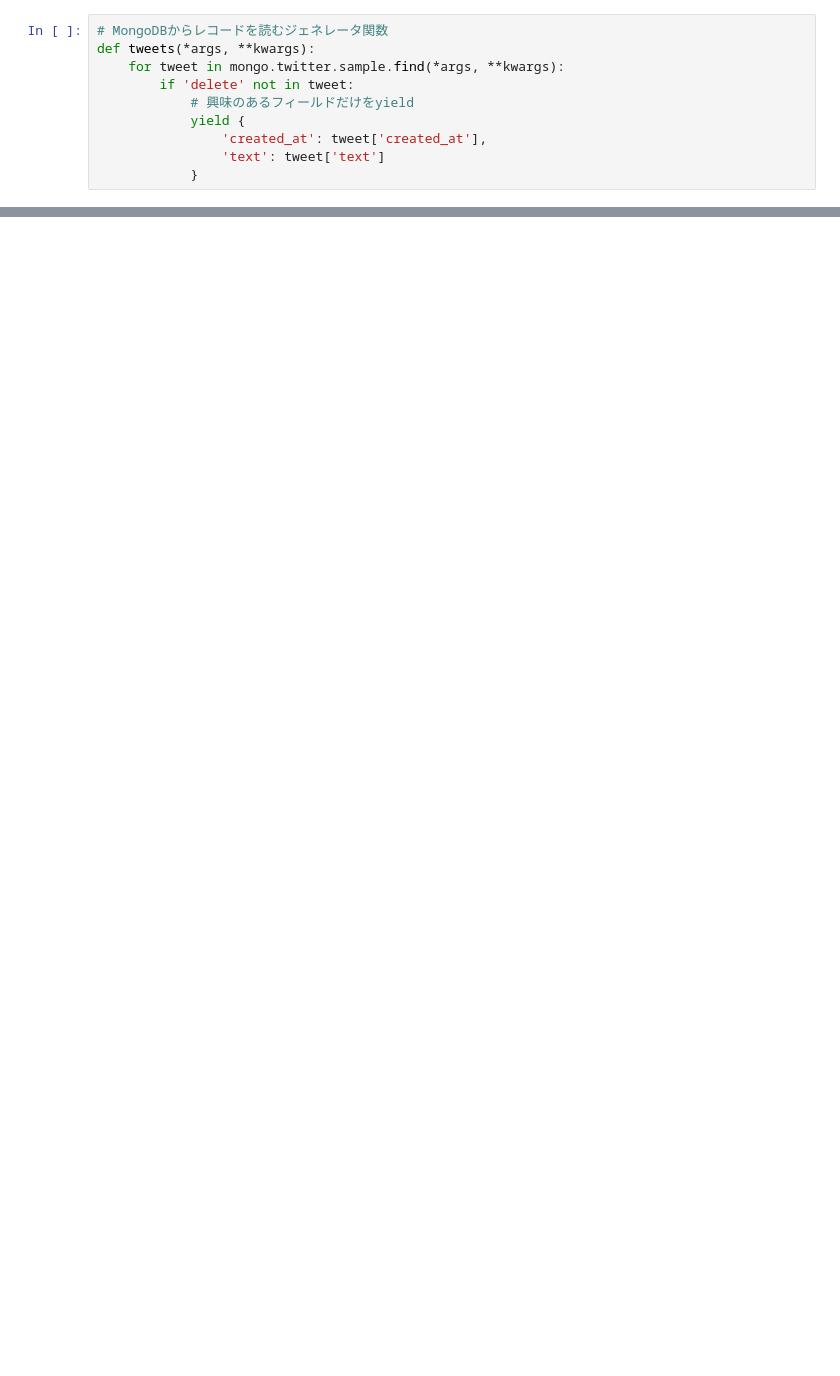
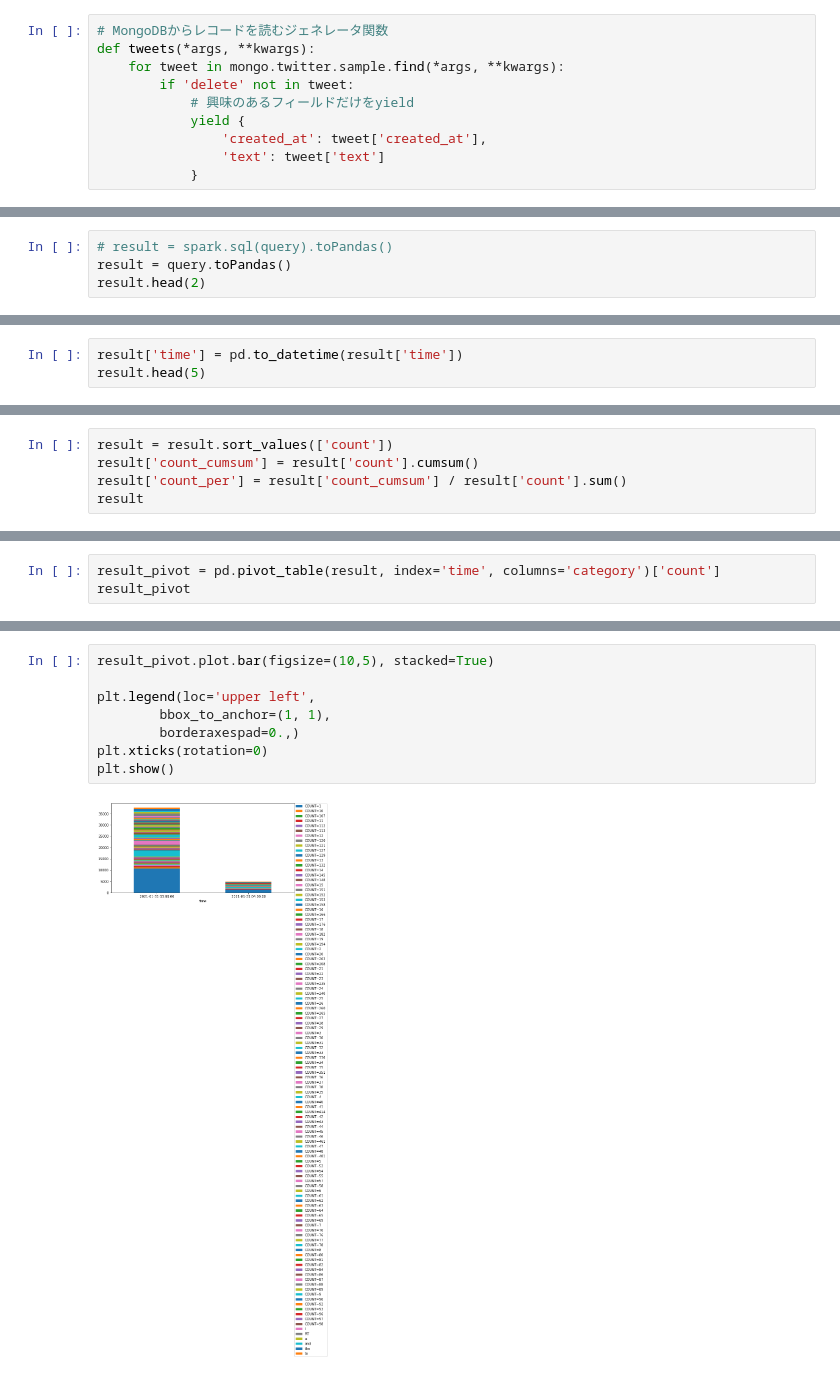
Before and after one commit to furu8/TweetAnalyzer, a Jupyter notebook: notebooks/DB_6.1.ipynb, the cells around one changed output, grey strips where cells are left out. Drawn from its saved outputs; the diff is of its cells as text; blank space fills up the shorter version.

```diff
--- a/notebooks/DB_6.1.ipynb
+++ b/notebooks/DB_6.1.ipynb
@@ -273,0 +589,4 @@ Py4JJavaError: An error occurred while calling o143.load.
+# %%
+# result = spark.sql(query).toPandas()
+result = query.toPandas()
+result.head(2)
@@ -273,0 +600,3 @@ Py4JJavaError: An error occurred while calling o143.load.
+# %%
+result['time'] = pd.to_datetime(result['time'])
+result.head(5)
@@ -273,0 +614,5 @@ Py4JJavaError: An error occurred while calling o143.load.
+# %%
+result = result.sort_values(['count'])
+result['count_cumsum'] = result['count'].cumsum()
+result['count_per'] = result['count_cumsum'] / result['count'].sum()
+result
@@ -273,0 +633,3 @@ Py4JJavaError: An error occurred while calling o143.load.
+# %%
+result_pivot = pd.pivot_table(result, index='time', columns='category')['count']
+result_pivot
@@ -273,0 +642,10 @@ Py4JJavaError: An error occurred while calling o143.load.
+# %%
+result_pivot.plot.bar(figsize=(10,5), stacked=True)
+
+plt.legend(loc='upper left',
+        bbox_to_anchor=(1, 1),
+        borderaxespad=0.,)
+plt.xticks(rotation=0)
+plt.show()
+# %% [output]
+[figure, added]
```
Also changed, not shown: parts of 62 cells of this notebook.
